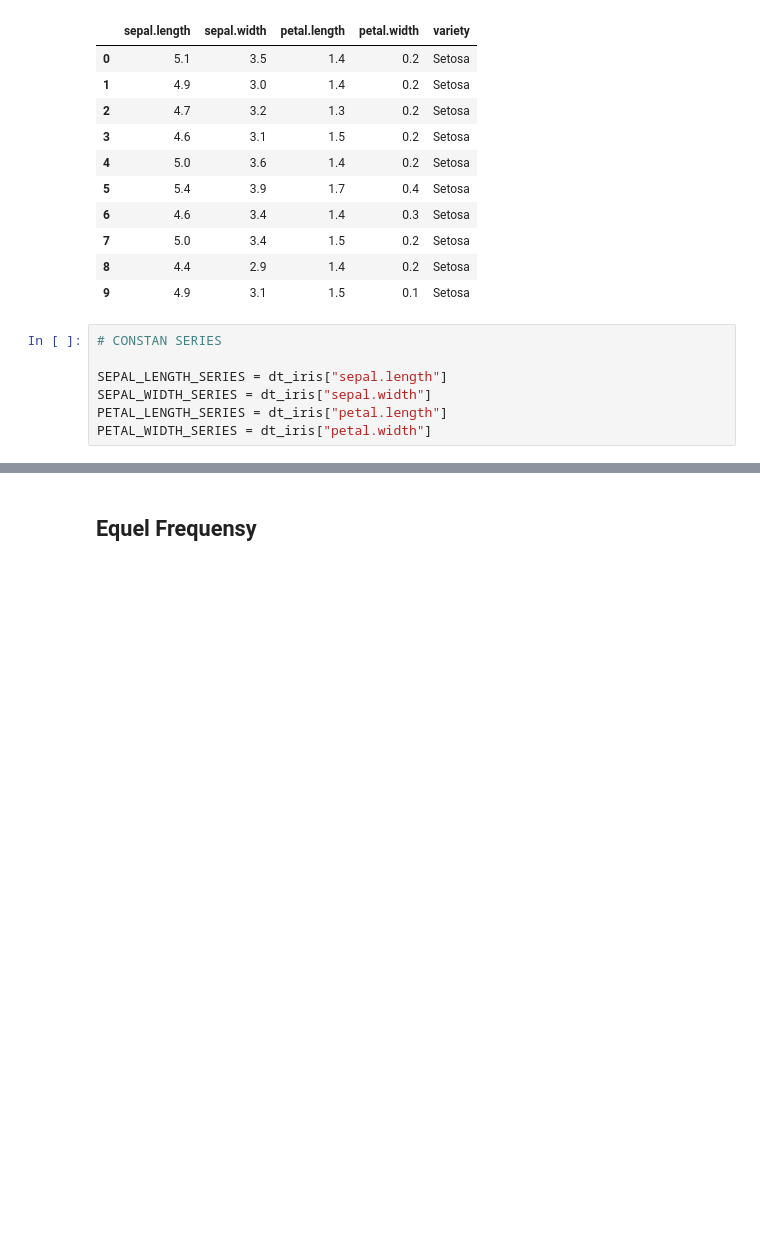
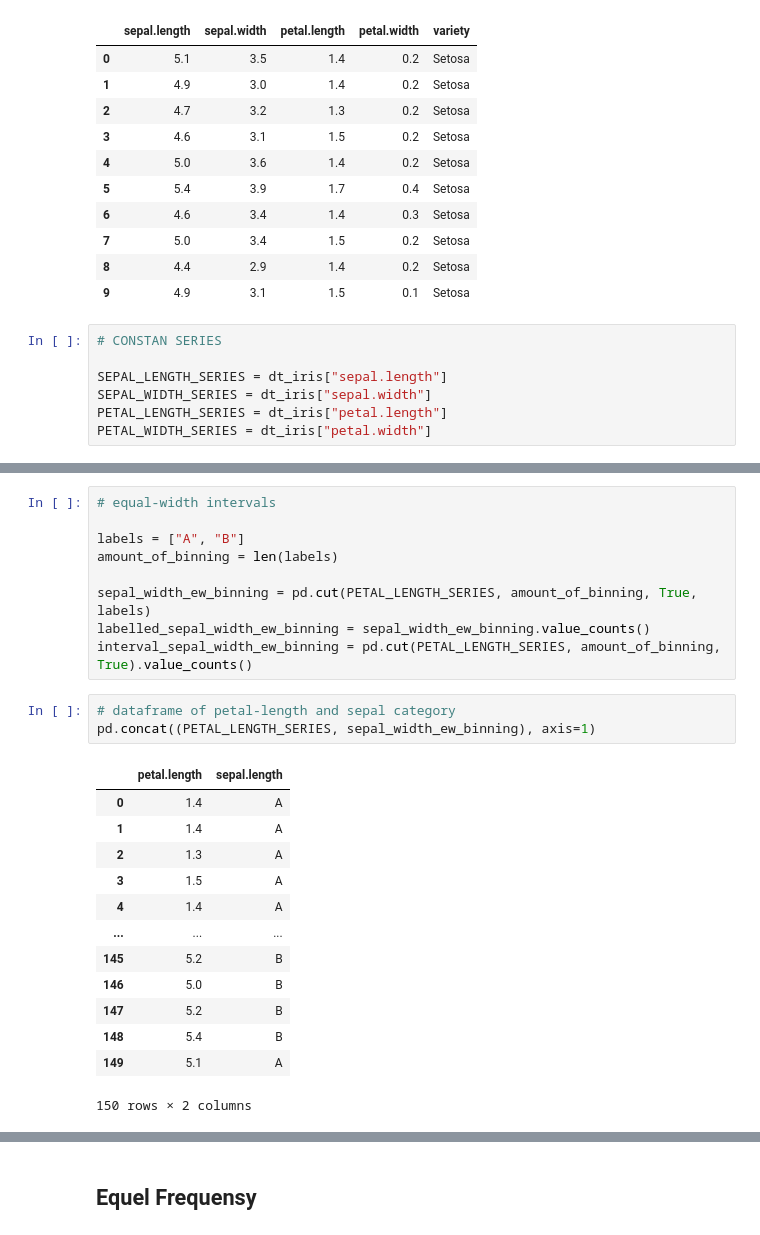
Before and after one commit to AliGhufron-28/datamaining, a Jupyter notebook: _sources/notebooks2.ipynb, the cells around one changed output, grey strips where cells are left out. Cells and saved outputs as stored; diff of their text form; blank space fills up the shorter version.

```diff
--- a/_sources/notebooks2.ipynb
+++ b/_sources/notebooks2.ipynb
@@ -173,0 +141,26 @@ Name: petal.width, Length: 150, dtype: float64
+# %%
+# equal-width intervals
+
+labels = ["A", "B"]
+amount_of_binning = len(labels)
+
+sepal_width_ew_binning = pd.cut(PETAL_LENGTH_SERIES, amount_of_binning, True, labels)
+labelled_sepal_width_ew_binning = sepal_width_ew_binning.value_counts()
+interval_sepal_width_ew_binning = pd.cut(PETAL_LENGTH_SERIES, amount_of_binning, True).value_counts()
+# %%
+# dataframe of petal-length and sepal category
+pd.concat((PETAL_LENGTH_SERIES, sepal_width_ew_binning), axis=1)
+# %% [output]
+|  | petal.length | sepal.length |
+| 0 | 1.4 | A |
+| 1 | 1.4 | A |
+| 2 | 1.3 | A |
+| 3 | 1.5 | A |
+| 4 | 1.4 | A |
+| ... | ... | ... |
+| 145 | 5.2 | B |
+| 146 | 5.0 | B |
+| 147 | 5.2 | B |
+| 148 | 5.4 | B |
+| 149 | 5.1 | A |
+150 rows × 2 columns
```
Also changed, not shown: parts of 51 cells of this notebook, 8 other files.
